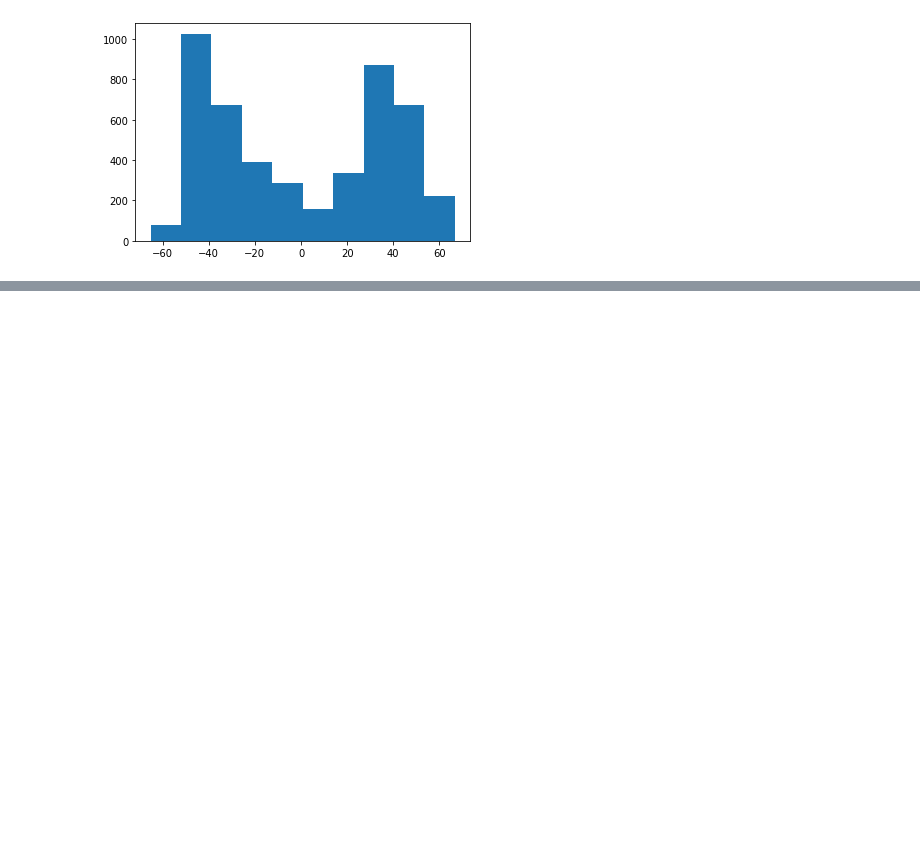
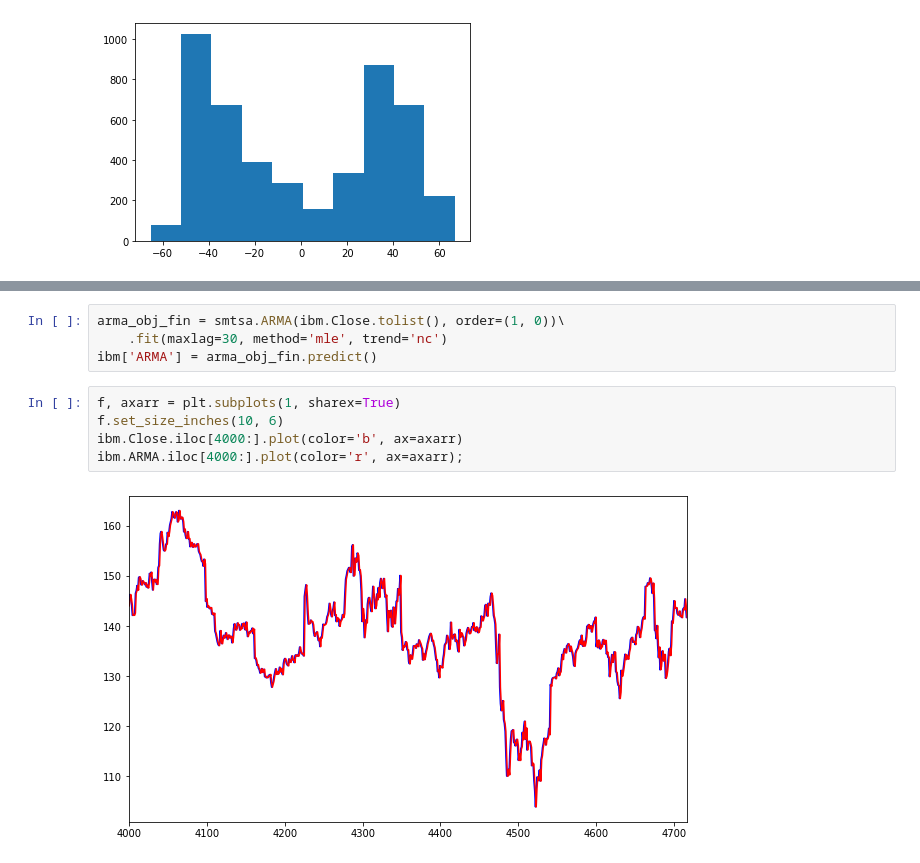
Before and after one commit to damiansp/TS, a Jupyter notebook: python/practical_TSA/04_ARIMA_models/04b_moving_average_models.py.ipynb, the cells around one changed output, grey strips where cells are left out. Saved outputs shown, nothing was run; the diff lists cells and outputs as text; blank space fills up the shorter version.

Commit message:
arma for ibm

```diff
--- a/python/practical_TSA/04_ARIMA_models/04b_moving_average_models.py.ipynb
+++ b/python/practical_TSA/04_ARIMA_models/04b_moving_average_models.py.ipynb
@@ -158,0 +182,11 @@ plt.hist(ibm.resid);
+# %%
+arma_obj_fin = smtsa.ARMA(ibm.Close.tolist(), order=(1, 0))\
+    .fit(maxlag=30, method='mle', trend='nc')
+ibm['ARMA'] = arma_obj_fin.predict()
+# %%
+f, axarr = plt.subplots(1, sharex=True)
+f.set_size_inches(10, 6)
+ibm.Close.iloc[4000:].plot(color='b', ax=axarr)
+ibm.ARMA.iloc[4000:].plot(color='r', ax=axarr);
+# %% [output]
+[figure, added]
```
Also changed, not shown: parts of 10 cells of this notebook.
